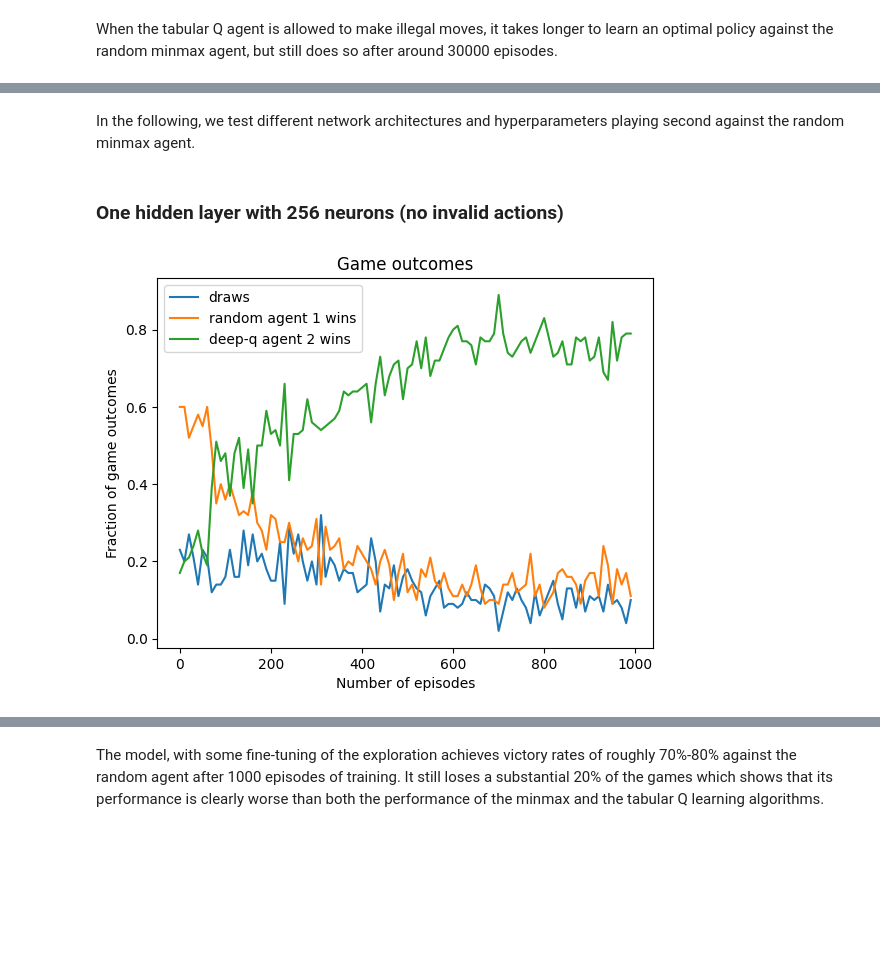
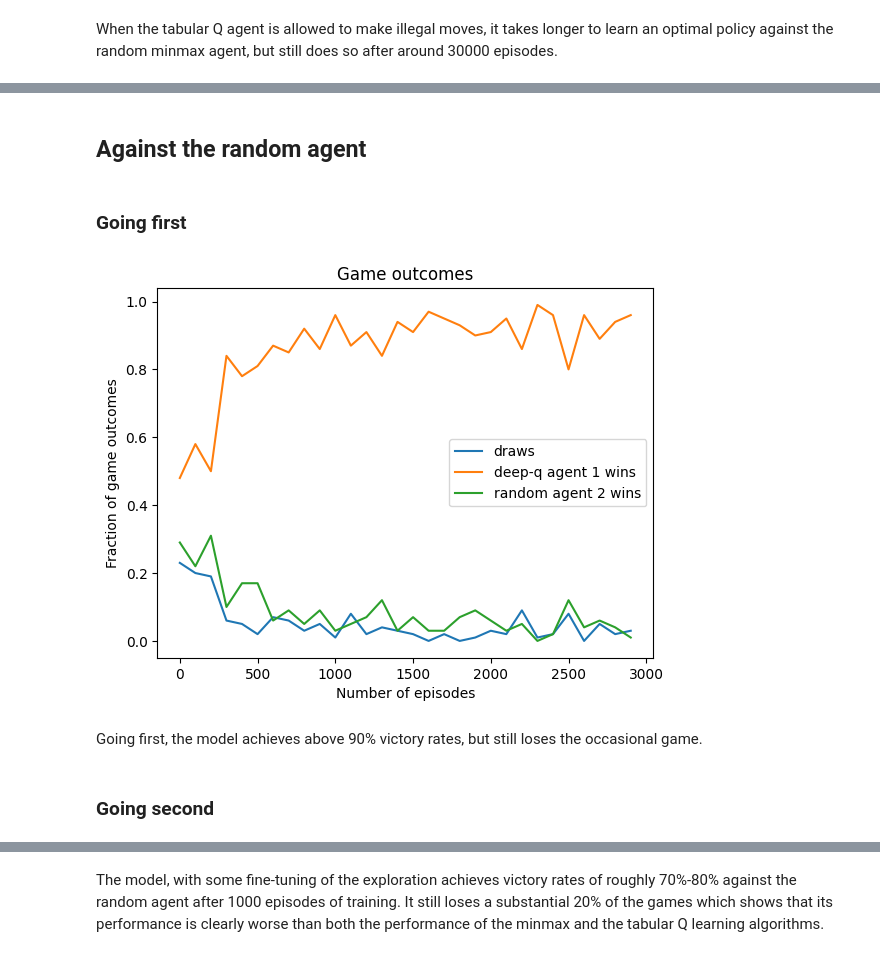
Before and after one commit to KunkelAlexander/tictactoe_rl, a Jupyter notebook: analysis.ipynb, the cells around one changed output, grey strips where cells are left out. Drawn from its saved outputs; the diff is of its cells as text; code cells hidden in the pictures; blank space fills up the shorter version.

Commit message:
Add conv network, new hyperparameters and prioritised experience replay

```diff
--- a/analysis.ipynb
+++ b/analysis.ipynb
@@ -148,13 +171,13 @@ Interestingly, the tabular Q-learning approach achieves a higher victory rate ag
 config = dict(base_config)
 config["agent_types"]         = ["RANDOM_AGENT", "TABULAR_Q_AGENT"]
 config["n_episode"]           = 50000
-config["eval_freq"]           = 100
+config["eval_freq"]           = 1000
 config["train_freq"]          = 1
 config["discount"]            = 0.95
 config["learning_rate"]       = 0.9
 config["learning_rate_decay"] = 1
 config["exploration"]         = 1.0
-config["exploration_decay"]   = 1-1e-3 # Reach minimum exploration after log(0.05)/log(1-1e-3) ~ 3000 actions
+config["exploration_decay"]   = 1e-3 # Reach minimum exploration after log(0.05)/log(1-1e-3) ~ 3000 actions
 config["exploration_min"]     = 0.05
 config["only_legal_actions"]  = False
 _ = training_manager.run_training(config)
@@ -166,13 +189,13 @@ If invalid actions are allowed, I would have expected the algorithm to take long
 config = dict(base_config)
 config["agent_types"]         = ["RANDOM_MINMAX_AGENT", "TABULAR_Q_AGENT"]
 config["n_episode"]           = 50000
-config["eval_freq"]           = 100
+config["eval_freq"]           = 1000
 config["train_freq"]          = 1
 config["discount"]            = 0.95
 config["learning_rate"]       = 0.9
 config["learning_rate_decay"] = 1
 config["exploration"]         = 1.0
-config["exploration_decay"]   = 1-1e-3 # Reach minimum exploration after log(0.05)/log(1-1e-3) ~ 3000 actions
+config["exploration_decay"]   = 1e-3 # Reach minimum exploration after log(0.05)/log(1-1e-3) ~ 3000 actions
 config["exploration_min"]     = 0.05
 _ = training_manager.run_training(config)
 # %% [output]
@@ -184,13 +207,13 @@ Playing second against the random minmax agent, the tabular Q learning algorithm
 config = dict(base_config)
 config["agent_types"]         = ["RANDOM_MINMAX_AGENT", "TABULAR_Q_AGENT"]
 config["n_episode"]           = 50000
-config["eval_freq"]           = 100
+config["eval_freq"]           = 1000
 config["train_freq"]          = 1
 config["discount"]            = 0.95
 config["learning_rate"]       = 0.9
 config["learning_rate_decay"] = 1
 config["exploration"]         = 1.0
-config["exploration_decay"]   = 1-1e-3 # Reach minimum exploration after log(0.05)/log(1-1e-3) ~ 3000 actions
+config["exploration_decay"]   = 1e-3 # Reach minimum exploration after log(0.05)/log(1-1e-3) ~ 3000 actions
 config["exploration_min"]     = 0.05
 config["only_legal_actions"]  = False
 _ = training_manager.run_training(config)
@@ -213,39 +290,23 @@ import tictactoe_rl.src.agent_minmax as agent_minmax
-# %% [markdown]
-In the following, we test different network architectures and hyperparameters playing second against the random minmax agent.
-# %%
-
-def build_simple_dqn_model(input_shape, num_actions, num_hidden_layers = 1, hidden_layer_size = 256):
-    inputs       = tf.keras.layers.Input(shape=input_shape)
-    hidden_layer = inputs
-    for i in range(num_hidden_layers):
-        hidden_layer = tf.keras.layers.Dense(hidden_layer_size, activation='relu')(hidden_layer)
-    # Linear activation for predicting arbitrary real numbers (Q values)
-    outputs = tf.keras.layers.Dense(num_actions, activation='linear')(hidden_layer)
-    # Create the model
-    return models.Model(inputs=inputs, outputs=outputs)
-# %% [markdown]
-### One hidden layer with 256 neurons (no invalid actions)
+# %% [markdown]
+## Against the random agent
+# %% [markdown]
+### Going first
 # %%
 config = dict(base_config)
-config["n_episode"]         = 1000
-config["n_eval"]            = 100
-config["eval_freq"]         = 10
-config["train_freq"]        = 1
-config["exploration"]       = 0.8
-config["exploration_decay"] = 1-1e-3
-config["learning_rate"]     = 1e-2
-config["batch_size"]        = 256
-config["debug"]             = False
-agent1 = agent_random.RandomAgent(agent_id = 1, n_actions = 9)
-agent2 = agent_deep_q.DeepQAgent(agent_id = 2, n_actions = 9, n_states = 3**9, config=config)
+deepq_agent  = agent_deep_q.DeepQAgent(agent_id = 1, n_actions = 9, n_states = 3**9, config=config)
+random_agent = agent_random.RandomAgent(agent_id = 2, n_actions = 9)
 
 # Define the Q-Network
-agent2.online_model = build_simple_dqn_model(agent2.input_shape, agent2.n_actions)
-agent2.target_model = agent2.online_model
+deepq_agent.online_model = build_simple_dqn_model(deepq_agent.input_shape, deepq_agent.n_actions)
+deepq_agent.target_model = deepq_agent.online_model
 
 # Compile the model
-agent2.online_model.compile(optimizer=keras.optimizers.Adam(learning_rate=agent2.learning_rate), loss='mse')
+deepq_agent.online_model.compile(optimizer=keras.optimizers.Adam(learning_rate=deepq_agent.learning_rate), loss='mse')
 
-out_simple = training_manager.run_training(config, agents=[agent1, agent2])
+out_simple = training_manager.run_training(config, agents=[deepq_agent, random_agent])
 # %% [output]
-[figure, old version]
+[figure, new version]
+# %% [markdown]
+Going first, the model achieves above 90% victory rates, but still loses the occasional game.
+# %% [markdown]
+### Going second
```
Also changed, not shown: parts of 101 cells of this notebook.
